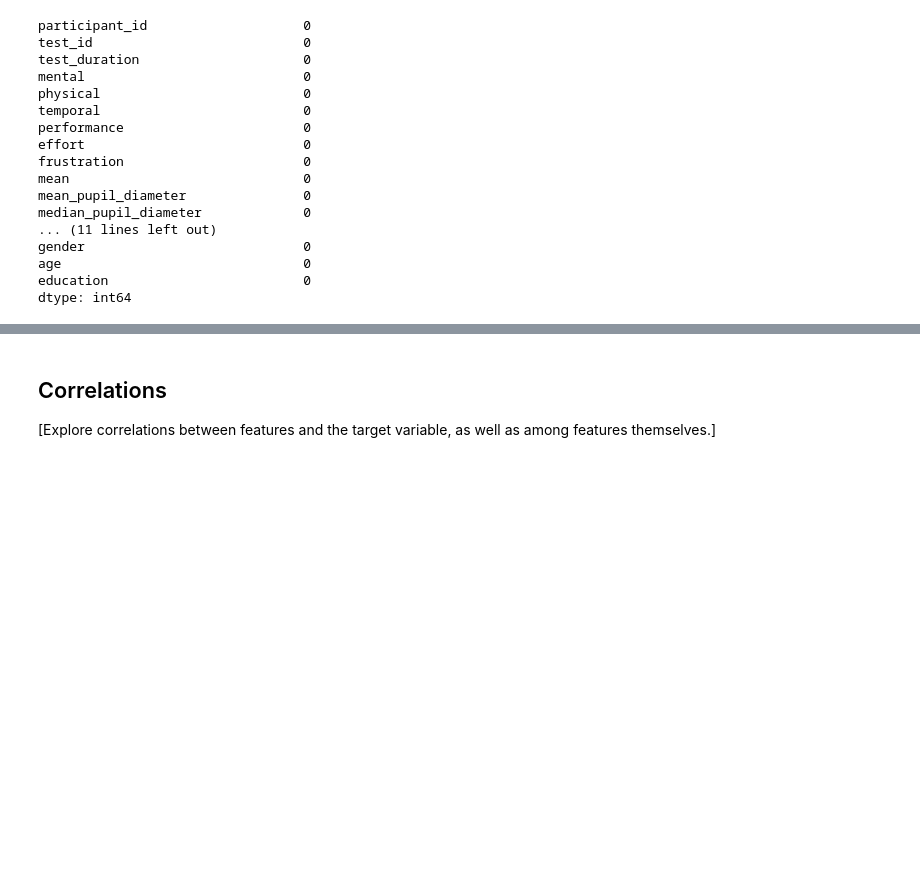
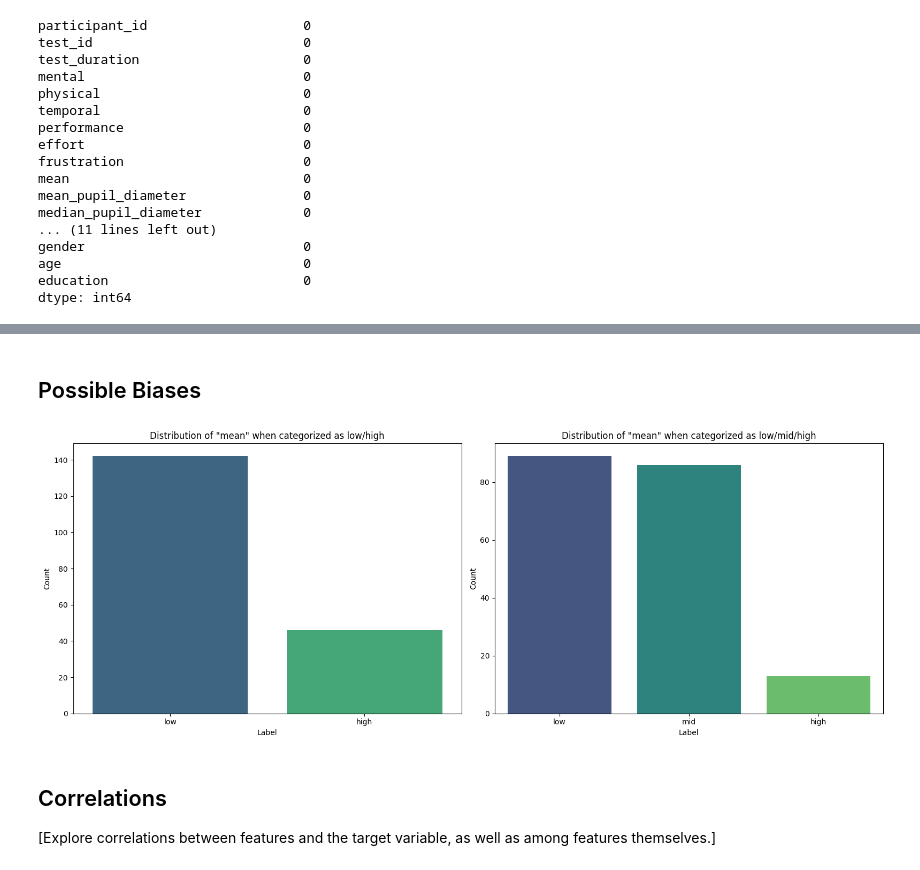
Before and after one commit to HBendig-HSFL/unlocking-minds, a Jupyter notebook: 1_DatasetCharacteristics/exploratory_data_analysis.ipynb, the cells around one changed output, grey strips where cells are left out. Saved outputs shown, nothing was run; the diff lists cells and outputs as text; code cells hidden in the pictures; blank space fills up the shorter version.

```diff
--- a/1_DatasetCharacteristics/exploratory_data_analysis.ipynb
+++ b/1_DatasetCharacteristics/exploratory_data_analysis.ipynb
@@ -949,3 +946,25 @@ plt.show()
+# %% [markdown]
+## Possible Biases
+# %%
+y_binary = df['mean'].apply(lambda x: 'low' if x <= 50 else 'high')
+y_multiclass = df['mean'].apply(lambda x: 'low' if x <= 33 else ('mid' if x <= 66 else 'high'))
+
+fig, axs = plt.subplots(1, 2, figsize=(16, 6))
+
+sns.countplot(x=y_binary, hue=y_binary, palette='viridis', legend=False, ax=axs[0])
+axs[0].set_title('Distribution of "mean" when categorized as low/high')
+axs[0].set_xlabel('Label')
+axs[0].set_ylabel('Count')
+
+sns.countplot(x=y_multiclass, hue=y_multiclass, palette='viridis', legend=False, ax=axs[1])
+axs[1].set_title('Distribution of "mean" when categorized as low/mid/high')
+axs[1].set_xlabel('Label')
+axs[1].set_ylabel('Count')
+
+plt.tight_layout()
+plt.show()
+# %% [output]
+[figure, added]
 # %% [markdown]
 ## Correlations
 
```
Also changed, not shown: parts of 15 cells of this notebook, 1 other file.
